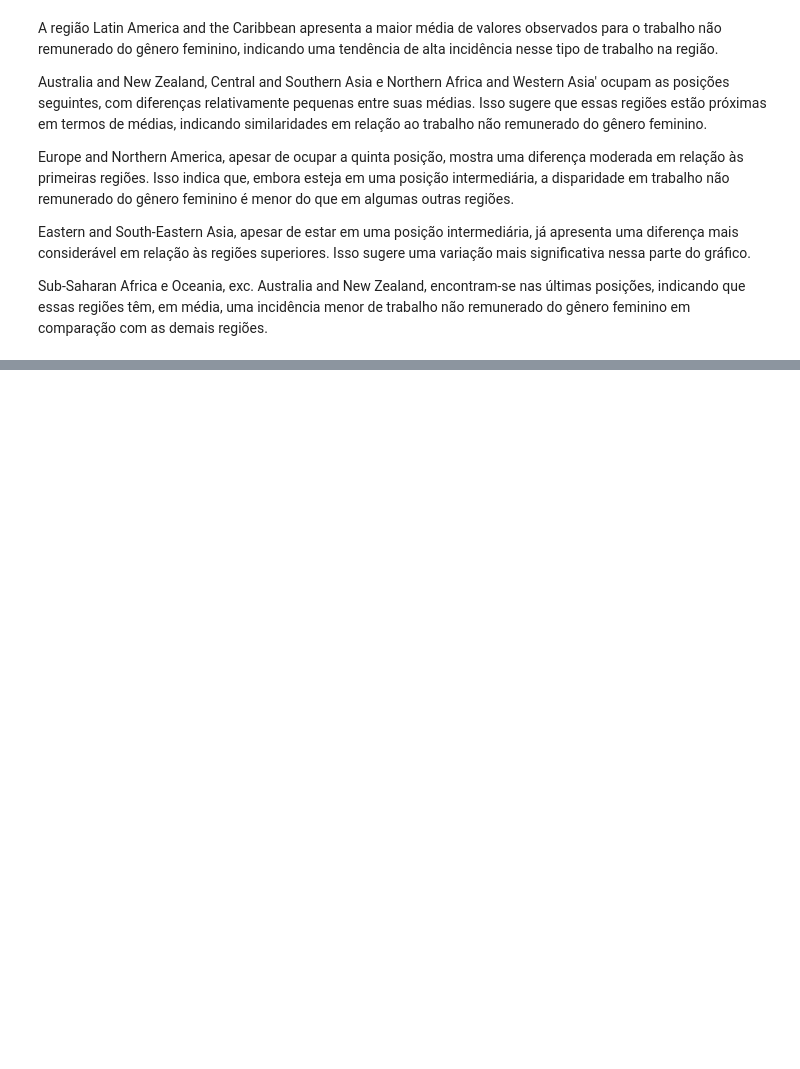
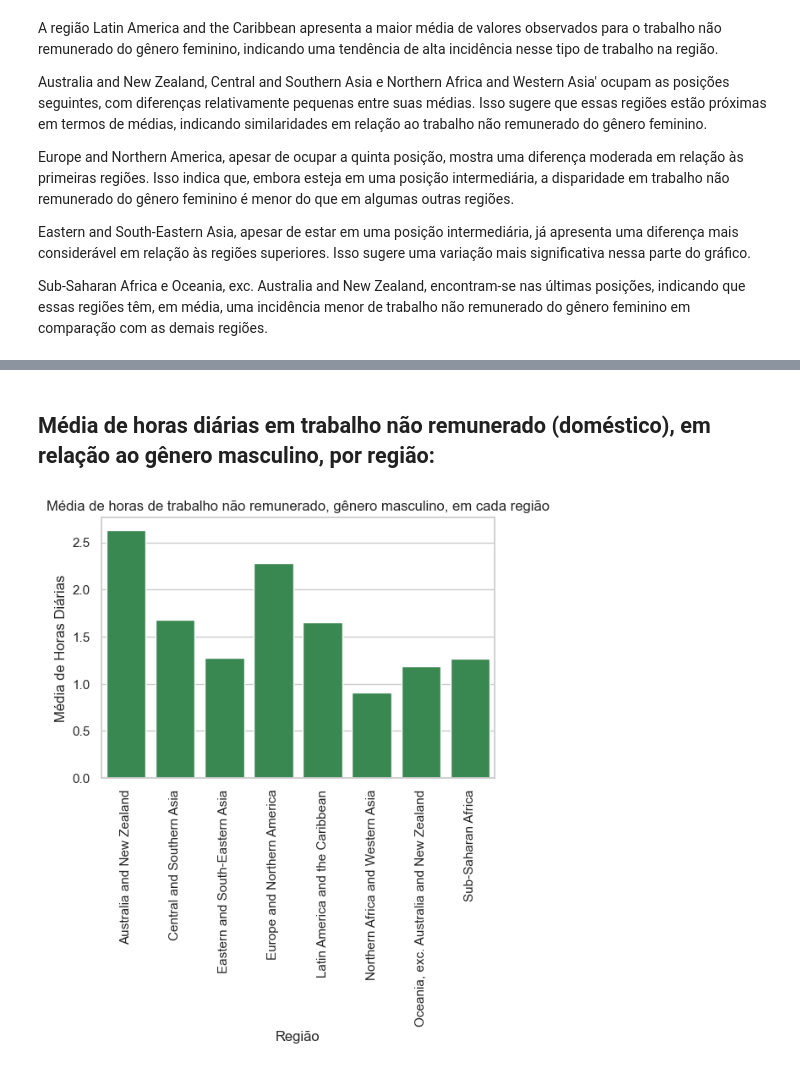
Before and after one commit to kerllare/Projeto_semana_17_Reprograma, a Jupyter notebook: analise_projeto_final.ipynb, the cells around one changed output, grey strips where cells are left out. Cells and saved outputs as stored; diff of their text form; code cells hidden in the pictures; blank space fills up the shorter version.

```diff
--- a/analise_projeto_final.ipynb
+++ b/analise_projeto_final.ipynb
@@ -680,0 +478,19 @@ A análise destaca uma relevante disparidade de gênero no mundo em relação ao
+# %% [markdown]
+## Média de horas diárias em trabalho não remunerado (doméstico), em relação ao gênero masculino, por região:
+# %%
+df_male = df[df['Genero'] == 'Male']
+media_horas_por_regiao_male = df_male.groupby('Regiao SDG')['Valor Observado'].mean()
+
+sns.set(style="whitegrid", palette="muted")
+
+plt.figure(figsize=(6, 4))
+sns.barplot(x=media_horas_por_regiao_male.index, y=media_horas_por_regiao_male, color=sns.color_palette('Greens')[4])
+
+plt.title('Média de horas de trabalho não remunerado, gênero masculino, em cada região')
+plt.xlabel('Região')
+plt.ylabel('Média de Horas Diárias')
+plt.xticks(rotation=90)
+
+plt.show()
+# %% [output]
+[figure, added]
```
Also changed, not shown: parts of 55 cells of this notebook, 3 other files.
